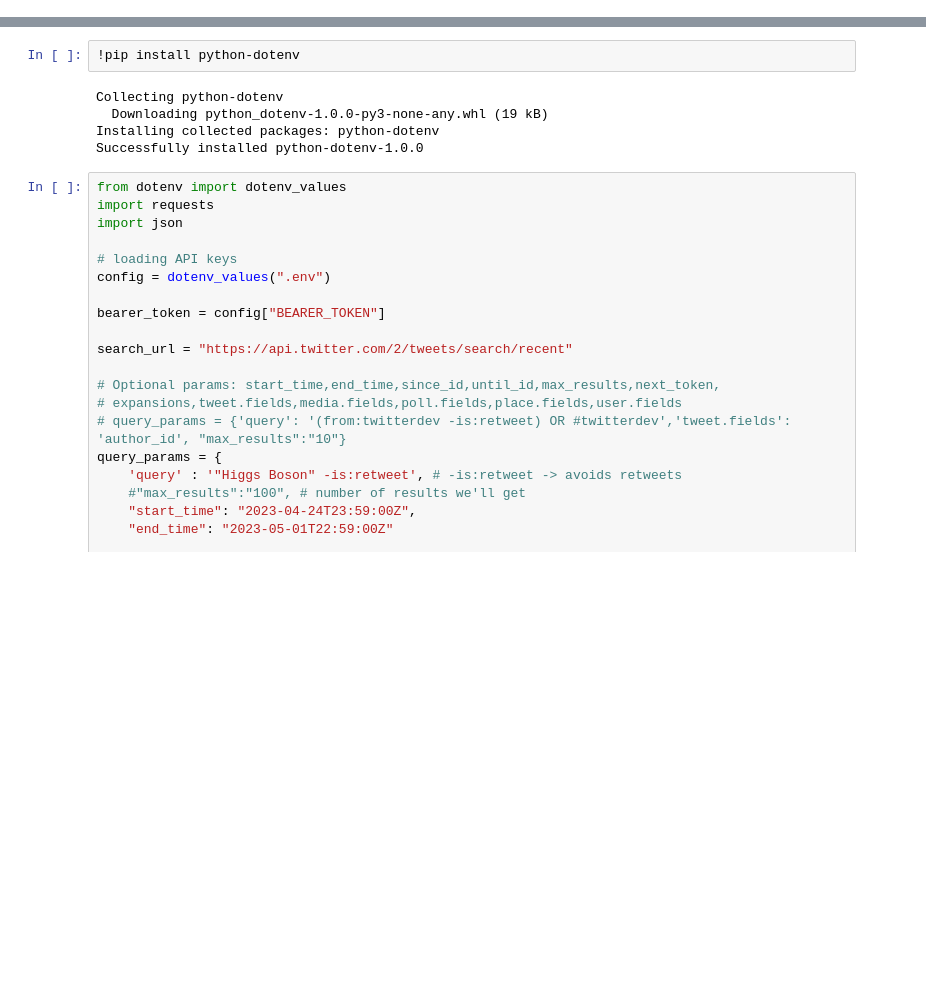
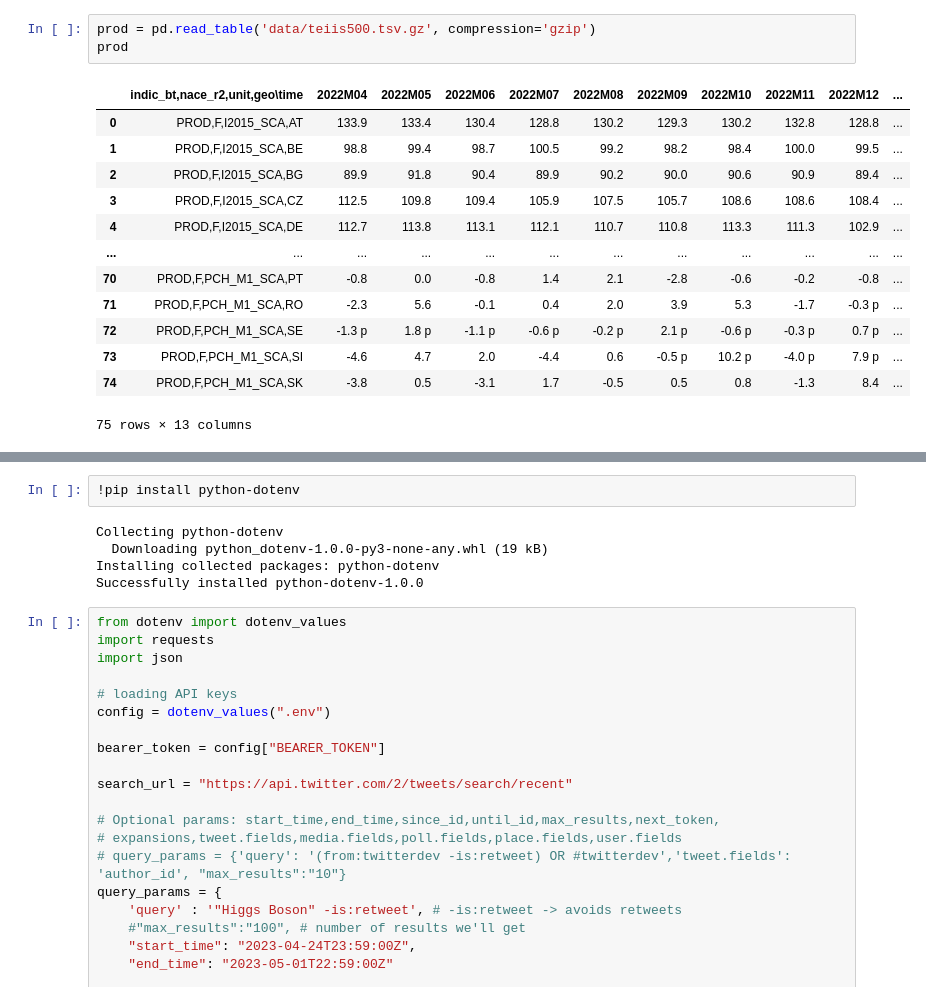
Before and after one commit to Carloselrecharlie/CA_Sem1-R, a Jupyter notebook: CA_1Sem-Repeat.ipynb, the cells around one changed output, grey strips where cells are left out. Saved outputs shown, nothing was run; the diff lists cells and outputs as text; blank space fills up the shorter version.

```diff
--- a/CA_1Sem-Repeat.ipynb
+++ b/CA_1Sem-Repeat.ipynb
@@ -0,0 +22,17 @@
+# %%
+prod = pd.read_table('data/teiis500.tsv.gz', compression='gzip')
+prod
+# %% [output]
+|  | indic_bt,nace_r2,unit,geo\time | 2022M04 | 2022M05 | 2022M06 | 2022M07 | 2022M08 | 2022M09 | 2022M10 | 2022M11 | 2022M12 | ... |
+| 0 | PROD,F,I2015_SCA,AT | 133.9 | 133.4 | 130.4 | 128.8 | 130.2 | 129.3 | 130.2 | 132.8 | 128.8 | ... |
+| 1 | PROD,F,I2015_SCA,BE | 98.8 | 99.4 | 98.7 | 100.5 | 99.2 | 98.2 | 98.4 | 100.0 | 99.5 | ... |
+| 2 | PROD,F,I2015_SCA,BG | 89.9 | 91.8 | 90.4 | 89.9 | 90.2 | 90.0 | 90.6 | 90.9 | 89.4 | ... |
+| 3 | PROD,F,I2015_SCA,CZ | 112.5 | 109.8 | 109.4 | 105.9 | 107.5 | 105.7 | 108.6 | 108.6 | 108.4 | ... |
+| 4 | PROD,F,I2015_SCA,DE | 112.7 | 113.8 | 113.1 | 112.1 | 110.7 | 110.8 | 113.3 | 111.3 | 102.9 | ... |
+| ... | ... | ... | ... | ... | ... | ... | ... | ... | ... | ... | ... |
+| 70 | PROD,F,PCH_M1_SCA,PT | -0.8 | 0.0 | -0.8 | 1.4 | 2.1 | -2.8 | -0.6 | -0.2 | -0.8 | ... |
+| 71 | PROD,F,PCH_M1_SCA,RO | -2.3 | 5.6 | -0.1 | 0.4 | 2.0 | 3.9 | 5.3 | -1.7 | -0.3 p | ... |
+| 72 | PROD,F,PCH_M1_SCA,SE | -1.3 p | 1.8 p | -1.1 p | -0.6 p | -0.2 p | 2.1 p | -0.6 p | -0.3 p | 0.7 p | ... |
+| 73 | PROD,F,PCH_M1_SCA,SI | -4.6 | 4.7 | 2.0 | -4.4 | 0.6 | -0.5 p | 10.2 p | -4.0 p | 7.9 p | ... |
+| 74 | PROD,F,PCH_M1_SCA,SK | -3.8 | 0.5 | -3.1 | 1.7 | -0.5 | 0.5 | 0.8 | -1.3 | 8.4 | ... |
+75 rows × 13 columns
```
Also changed, not shown: parts of 17 cells of this notebook.
